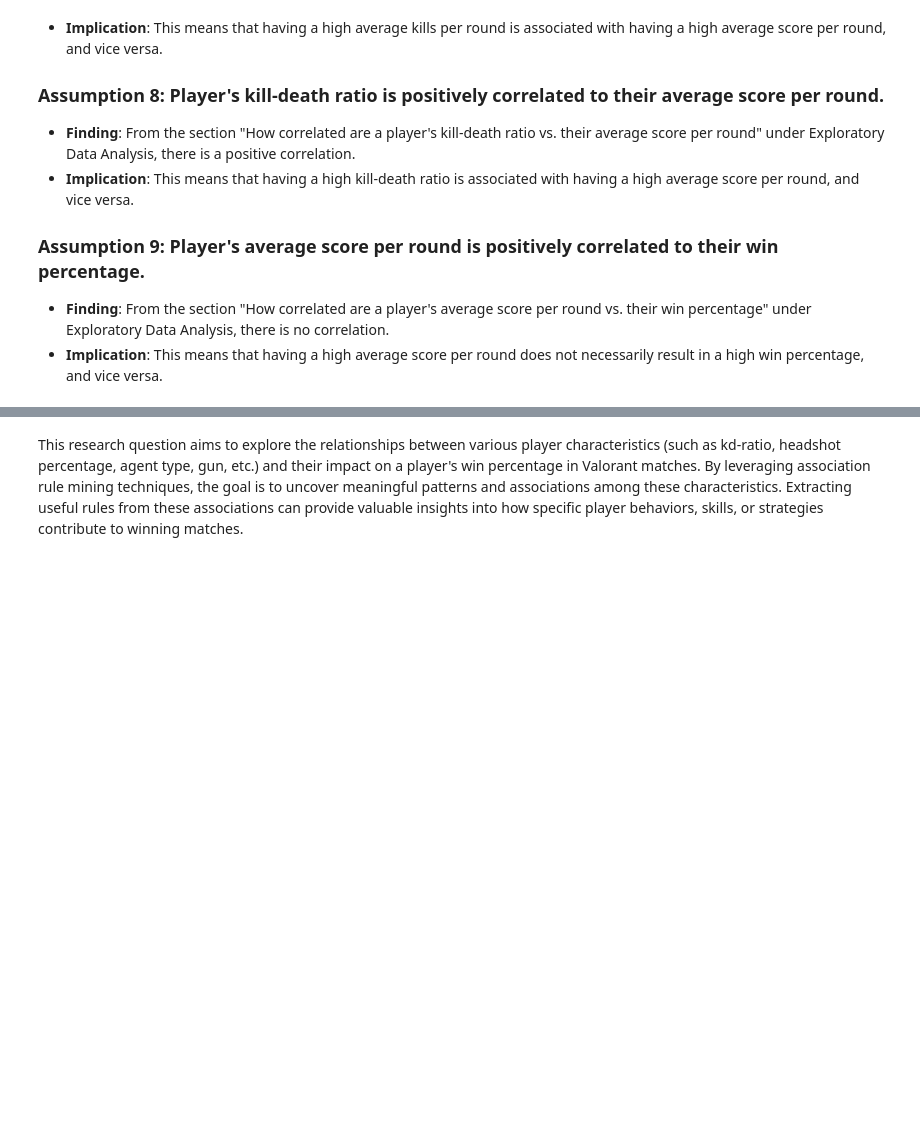
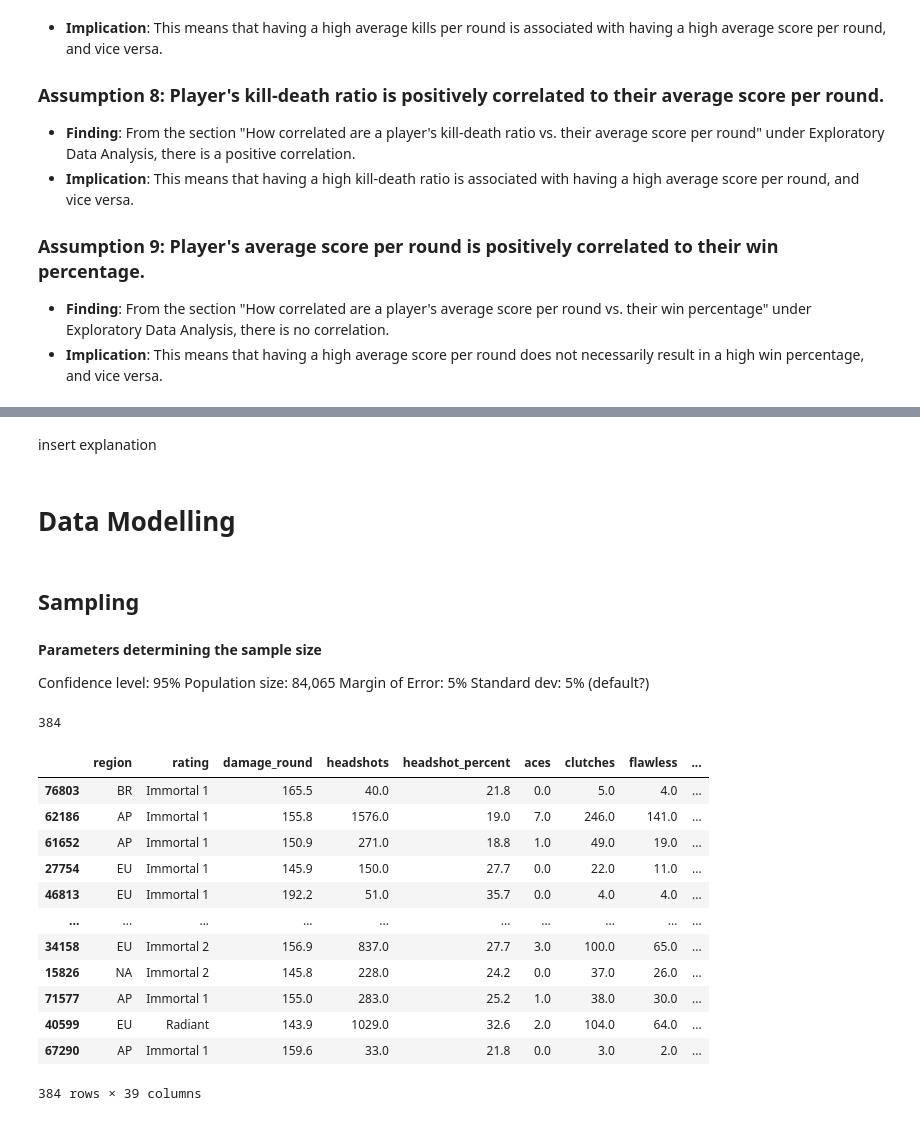
Before and after one commit to grahamogatia/valorant-statistical-modelling, a Jupyter notebook: [CSMODEL] Project - Case Study.ipynb, the cells around one changed output, grey strips where cells are left out. Drawn from its saved outputs; the diff is of its cells as text; code cells hidden in the pictures; blank space fills up the shorter version.

```diff
--- a/[CSMODEL] Project - Case Study.ipynb
+++ b/[CSMODEL] Project - Case Study.ipynb
@@ -2065,2 +2066,40 @@ Can we extract association rules that lead to higher win percentage by identifyi
 # %% [markdown]
-This research question aims to explore the relationships between various player characteristics (such as kd-ratio, headshot percentage, agent type, gun, etc.) and their impact on a player's win percentage in Valorant matches. By leveraging association rule mining techniques, the goal is to uncover meaningful patterns and associations among these characteristics. Extracting useful rules from these associations can provide valuable insights into how specific player behaviors, skills, or strategies contribute to winning matches.
+insert explanation
+# %% [markdown]
+# Data Modelling
+# %% [markdown]
+## Sampling
+# %% [markdown]
+**Parameters determining the sample size**
+
+Confidence level: 95%
+Population size: 84,065
+Margin of Error: 5%
+Standard dev: 5% (default?)
+# %%
+z_score_95 = 1.96
+me = 0.05
+sample_std = 0.5
+
+# Determine sample size
+n = int((np.square(z_score_95) *  sample_std * (1 - sample_std)) / np.square(me))
+n
+# %% [output]
+384
+# %%
+val_sample_df = val_df.sample(n, random_state=121)
+val_sample_df
+# %% [output]
+|  | region | rating | damage_round | headshots | headshot_percent | aces | clutches | flawless | ... |
+| 76803 | BR | Immortal 1 | 165.5 | 40.0 | 21.8 | 0.0 | 5.0 | 4.0 | ... |
+| 62186 | AP | Immortal 1 | 155.8 | 1576.0 | 19.0 | 7.0 | 246.0 | 141.0 | ... |
+| 61652 | AP | Immortal 1 | 150.9 | 271.0 | 18.8 | 1.0 | 49.0 | 19.0 | ... |
+| 27754 | EU | Immortal 1 | 145.9 | 150.0 | 27.7 | 0.0 | 22.0 | 11.0 | ... |
+| 46813 | EU | Immortal 1 | 192.2 | 51.0 | 35.7 | 0.0 | 4.0 | 4.0 | ... |
+| ... | ... | ... | ... | ... | ... | ... | ... | ... | ... |
+| 34158 | EU | Immortal 2 | 156.9 | 837.0 | 27.7 | 3.0 | 100.0 | 65.0 | ... |
+| 15826 | NA | Immortal 2 | 145.8 | 228.0 | 24.2 | 0.0 | 37.0 | 26.0 | ... |
+| 71577 | AP | Immortal 1 | 155.0 | 283.0 | 25.2 | 1.0 | 38.0 | 30.0 | ... |
+| 40599 | EU | Radiant | 143.9 | 1029.0 | 32.6 | 2.0 | 104.0 | 64.0 | ... |
+| 67290 | AP | Immortal 1 | 159.6 | 33.0 | 21.8 | 0.0 | 3.0 | 2.0 | ... |
+384 rows × 39 columns
```
Also changed, not shown: parts of 32 cells of this notebook.
